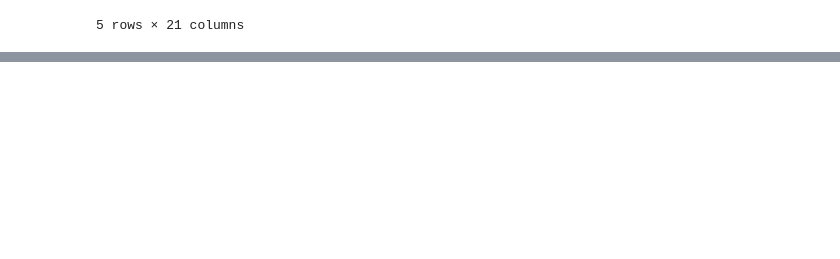
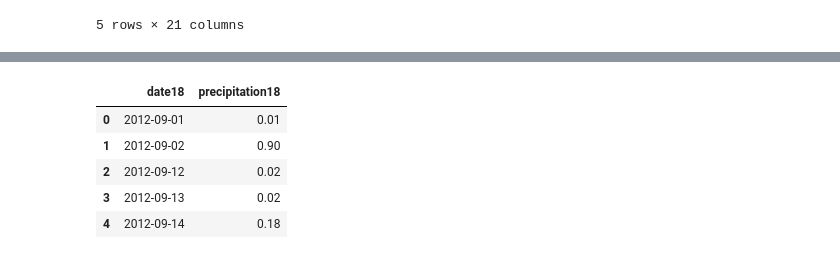
Before and after one commit to david-garza/enterococci_prediction_analysis, a Jupyter notebook: machine_learning/ml_classifier.ipynb, the cells around one changed output, grey strips where cells are left out. Saved outputs shown, nothing was run; the diff lists cells and outputs as text; code cells hidden in the pictures; blank space fills up the shorter version.

```diff
--- a/machine_learning/ml_classifier.ipynb
+++ b/machine_learning/ml_classifier.ipynb
@@ -41,0 +65,9 @@ data_df.tail()
+# %%
+wx18_df.head()
+# %% [output]
+|  | date18 | precipitation18 |
+| 0 | 2012-09-01 | 0.01 |
+| 1 | 2012-09-02 | 0.90 |
+| 2 | 2012-09-12 | 0.02 |
+| 3 | 2012-09-13 | 0.02 |
+| 4 | 2012-09-14 | 0.18 |
```
Also changed, not shown: parts of 6 cells of this notebook.
